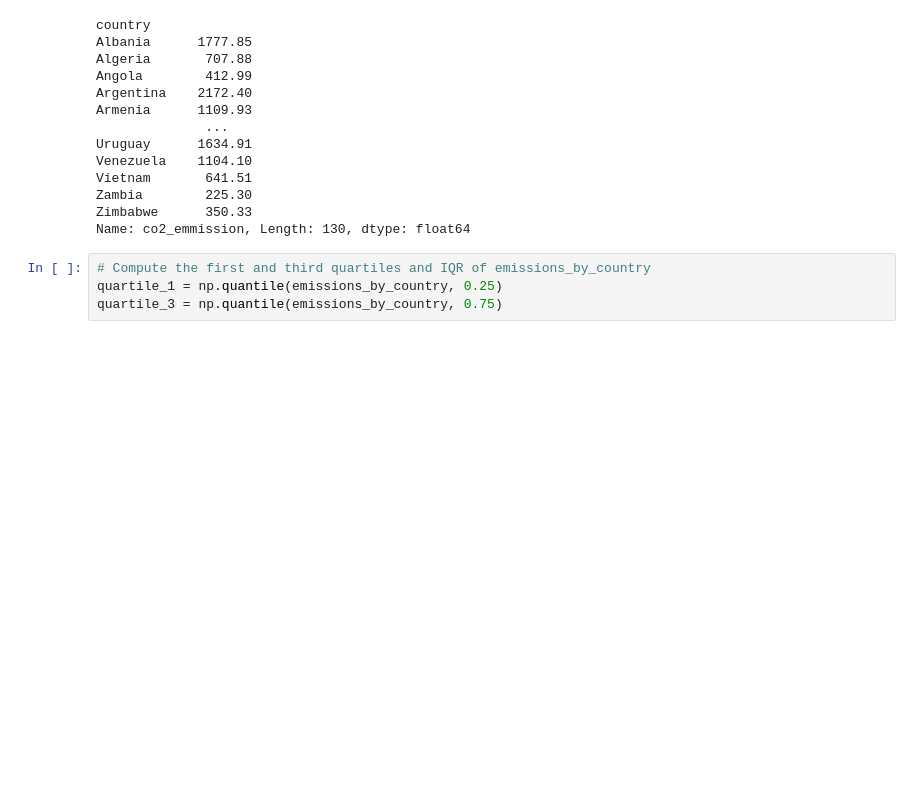
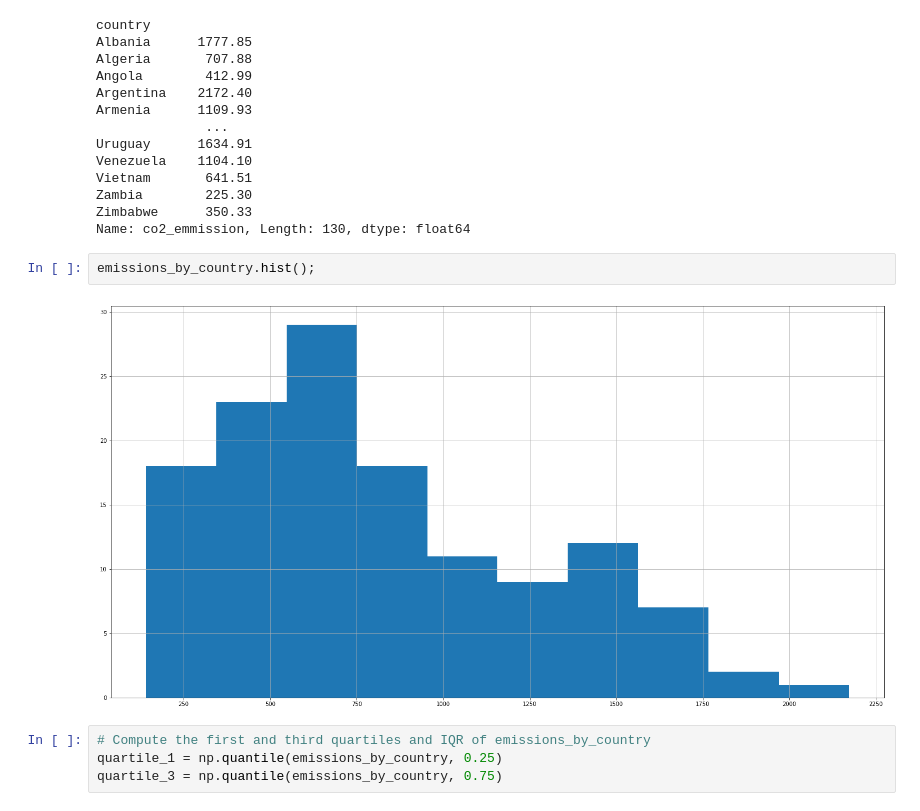
Before and after one commit to Starburned7/data-analytics-projects, a Jupyter notebook: Food_consumption.ipynb, the cells around one changed output. Cells and saved outputs as stored; diff of their text form; blank space fills up the shorter version.

```diff
--- a/Food_consumption.ipynb
+++ b/Food_consumption.ipynb
@@ -213,6 +213,10 @@ Vietnam       641.51
 Zambia        225.30
 Zimbabwe      350.33
 Name: co2_emmission, Length: 130, dtype: float64
+# %%
+emissions_by_country.hist();
+# %% [output]
+[figure, added]
 # %%
 # Compute the first and third quartiles and IQR of emissions_by_country
 quartile_1 = np.quantile(emissions_by_country, 0.25)
```
Also changed, not shown: parts of 3 cells of this notebook.
